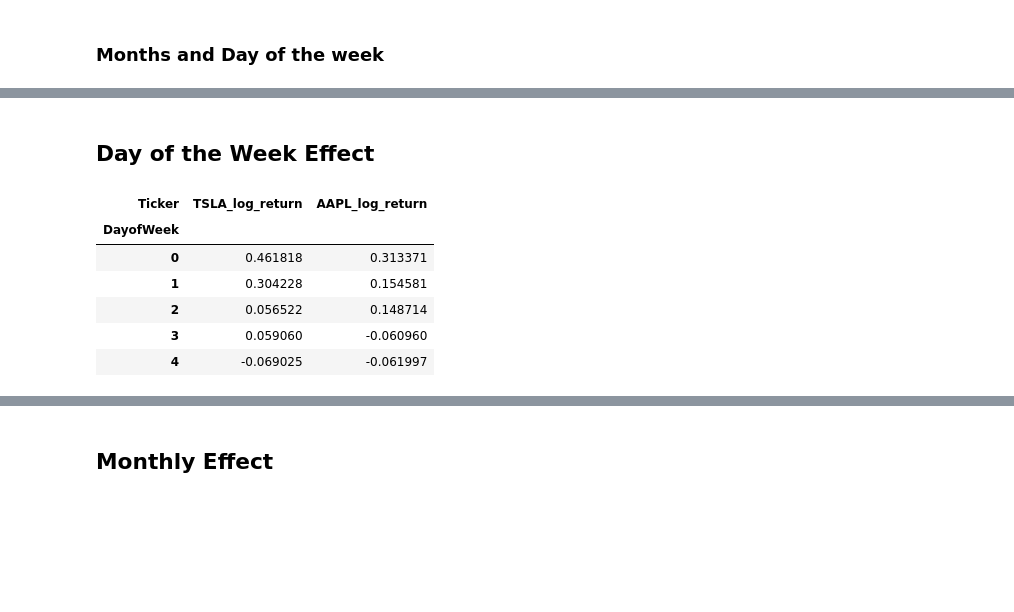
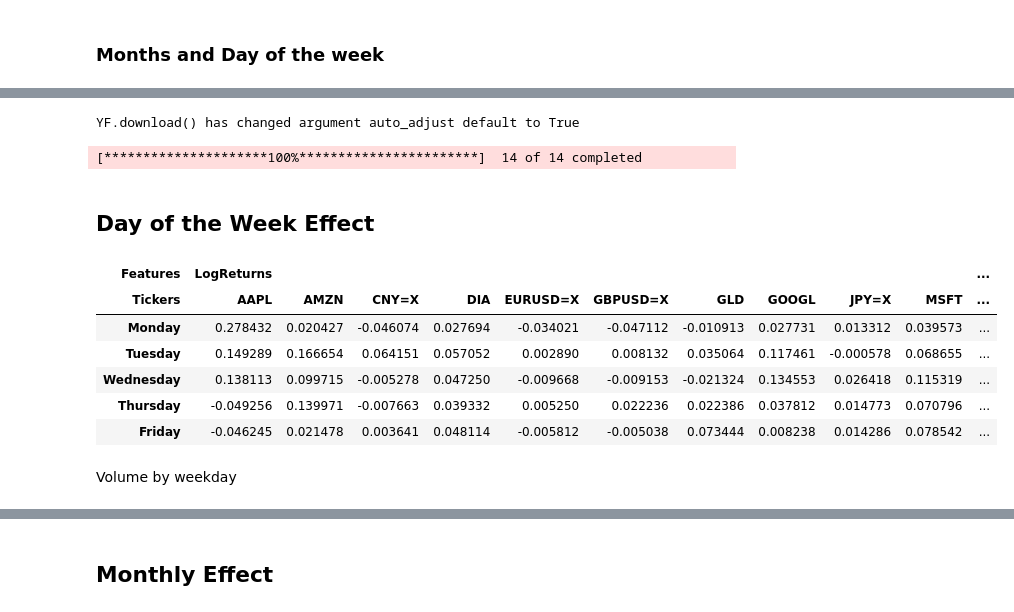
Before and after one commit to ZouZeusA/Quant-Research, a Jupyter notebook: Assets Analysis/Seasonality.ipynb, the cells around one changed output, grey strips where cells are left out. Cells and saved outputs as stored; diff of their text form; code cells hidden in the pictures; blank space fills up the shorter version.

```diff
--- a/Assets Analysis/Seasonality.ipynb
+++ b/Assets Analysis/Seasonality.ipynb
@@ -19,17 +9,41 @@ stocks['AAPL_log_return'] = np.log(stocks['AAPL'].pct_change()+1)
+# %%
+# List of tickers
+tickers = ["SPY", "QQQ", "DIA", # ETFs
+          "AAPL", "MSFT", "AMZN", "GOOGL", # Stocks
+          "GLD", "SLV", "PPLT", # Commodities
+          "EURUSD=X", "JPY=X", "GBPUSD=X", "CNY=X"] # Currencies
+        #   "BTC-USD"] # Crypto
+
+# Retrieve the stock data
+assets = yf.download(tickers, start="2010-01-01", end="2024-12-31")
+# %% [output]
+YF.download() has changed argument auto_adjust default to True
+[*********************100%***********************]  14 of 14 completed
+# %%
+assets = assets.ffill().dropna()
+# %%
+LogReturns = np.log(assets['Close']).diff()
+LogReturns.columns = pd.MultiIndex.from_product([['LogReturns'],LogReturns.columns])
+new_assets = pd.concat([assets, LogReturns], axis=1)
+new_assets.columns.names = ["Features", "Tickers"]
 # %%
-stocks['MonthName'] = stocks.index.strftime('%B')
-stocks['MonthNum'] = pd.to_datetime(stocks.index).month
-stocks['DayofWeek'] = stocks.index.dayofweek
+new_assets['MonthName'] = assets.index.strftime('%B')
+new_assets['MonthNum'] = assets.index.month
+new_assets['DayofWeek'] = assets.index.dayofweek
+new_assets['DayofYear'] = assets.index.dayofyear
 # %% [markdown]
 ## Day of the Week Effect
 # %%
-df_by_day = stocks.groupby('DayofWeek',observed=False)[['TSLA_log_return','AAPL_log_return']].mean()*100
-df_by_day
+df_by_wday = new_assets.groupby('DayofWeek',observed=False)['LogReturns'].mean()*100 # .median()
+df_by_wday.index = [calendar.day_name[i] for i in range(5)]
+df_by_wday
 # %% [output]
-| Ticker | TSLA_log_return | AAPL_log_return |
-| DayofWeek |  |  |
-| 0 | 0.461818 | 0.313371 |
-| 1 | 0.304228 | 0.154581 |
-| 2 | 0.056522 | 0.148714 |
-| 3 | 0.059060 | -0.060960 |
-| 4 | -0.069025 | -0.061997 |
+| Features | LogReturns |  |  |  |  |  |  |  |  |  | ... |
+| Tickers | AAPL | AMZN | CNY=X | DIA | EURUSD=X | GBPUSD=X | GLD | GOOGL | JPY=X | MSFT | ... |
+| Monday | 0.278432 | 0.020427 | -0.046074 | 0.027694 | -0.034021 | -0.047112 | -0.010913 | 0.027731 | 0.013312 | 0.039573 | ... |
+| Tuesday | 0.149289 | 0.166654 | 0.064151 | 0.057052 | 0.002890 | 0.008132 | 0.035064 | 0.117461 | -0.000578 | 0.068655 | ... |
+| Wednesday | 0.138113 | 0.099715 | -0.005278 | 0.047250 | -0.009668 | -0.009153 | -0.021324 | 0.134553 | 0.026418 | 0.115319 | ... |
+| Thursday | -0.049256 | 0.139971 | -0.007663 | 0.039332 | 0.005250 | 0.022236 | 0.022386 | 0.037812 | 0.014773 | 0.070796 | ... |
+| Friday | -0.046245 | 0.021478 | 0.003641 | 0.048114 | -0.005812 | -0.005038 | 0.073444 | 0.008238 | 0.014286 | 0.078542 | ... |
+# %% [markdown]
+Volume by weekday
```
Also changed, not shown: parts of 15 cells of this notebook.
